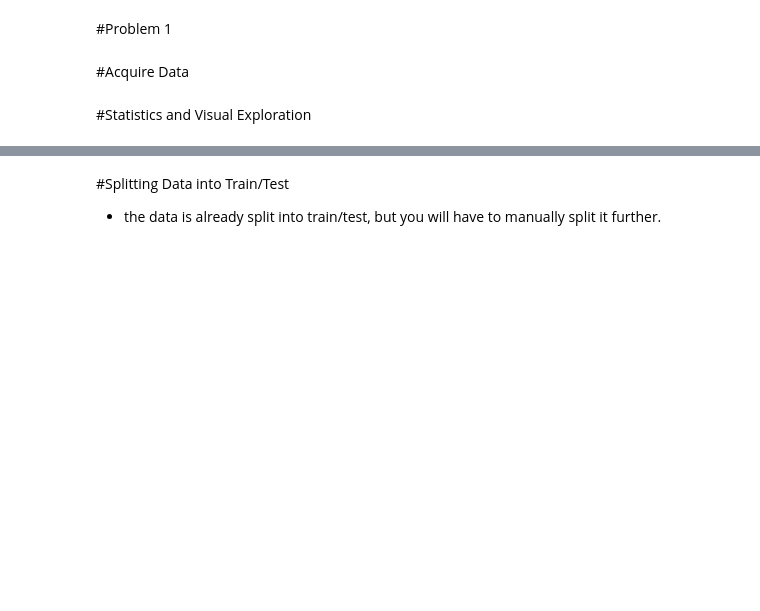
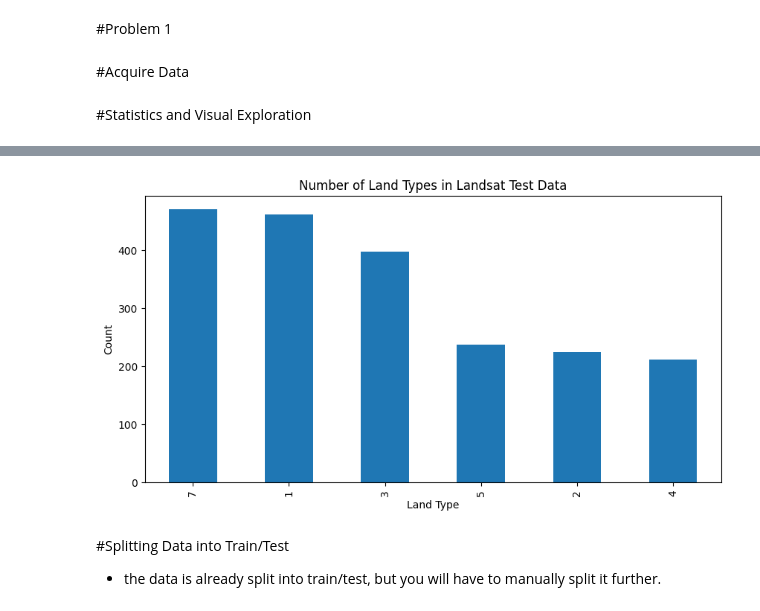
Before and after one commit to valenderval/MLA_JFV, a Jupyter notebook: MLA5_JFV.ipynb, the cells around one changed output, grey strips where cells are left out. Cells and saved outputs as stored; diff of their text form; code cells hidden in the pictures; blank space fills up the shorter version.

```diff
--- a/MLA5_JFV.ipynb
+++ b/MLA5_JFV.ipynb
@@ -63,2 +82,4 @@ def plot_roc_curve(fpr,tpr):
+# %%
+landsat_test = pd.read_csv('/content/gdrive/MyDrive/CS430/landsat_test.csv')
 # %% [markdown]
 #Statistics and Visual Exploration
@@ -64,0 +88,2 @@ def plot_roc_curve(fpr,tpr):
+# %%
+land_types_test = landsat_test['land_type'].value_counts()
@@ -65,3 +100,13 @@ def plot_roc_curve(fpr,tpr):
+# %%
+
+plt.figure(figsize=(10, 5))
+land_types_test.plot(kind='bar')
+plt.title('Number of Land Types in Landsat Test Data')
+plt.xlabel('Land Type')
+plt.ylabel('Count')
+plt.show()
+# %% [output]
+[figure, added]
 # %% [markdown]
 #Splitting Data into Train/Test
  - the data is already split into train/test, but you will have to manually split it further.
```
Also changed, not shown: parts of 23 cells of this notebook.
